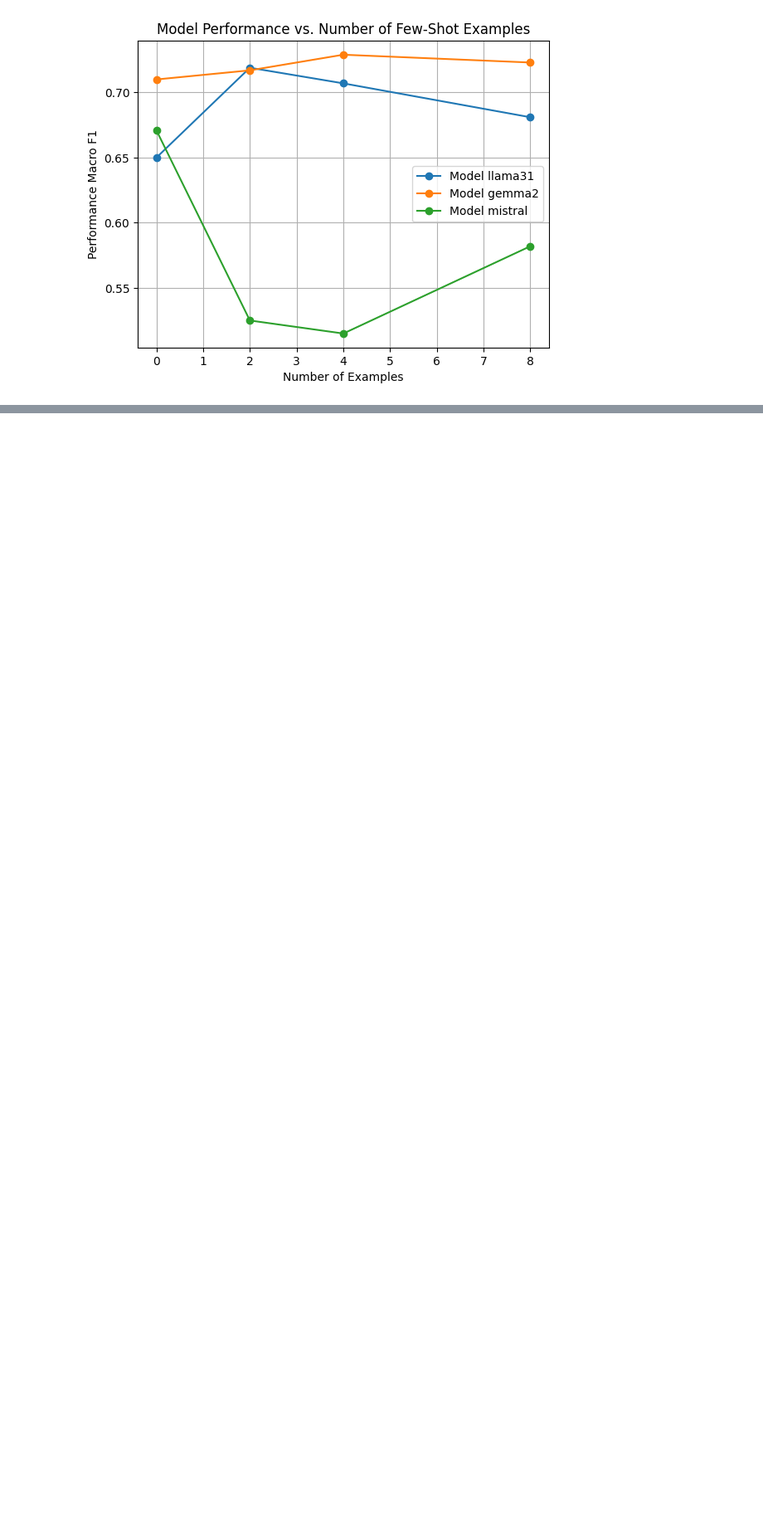
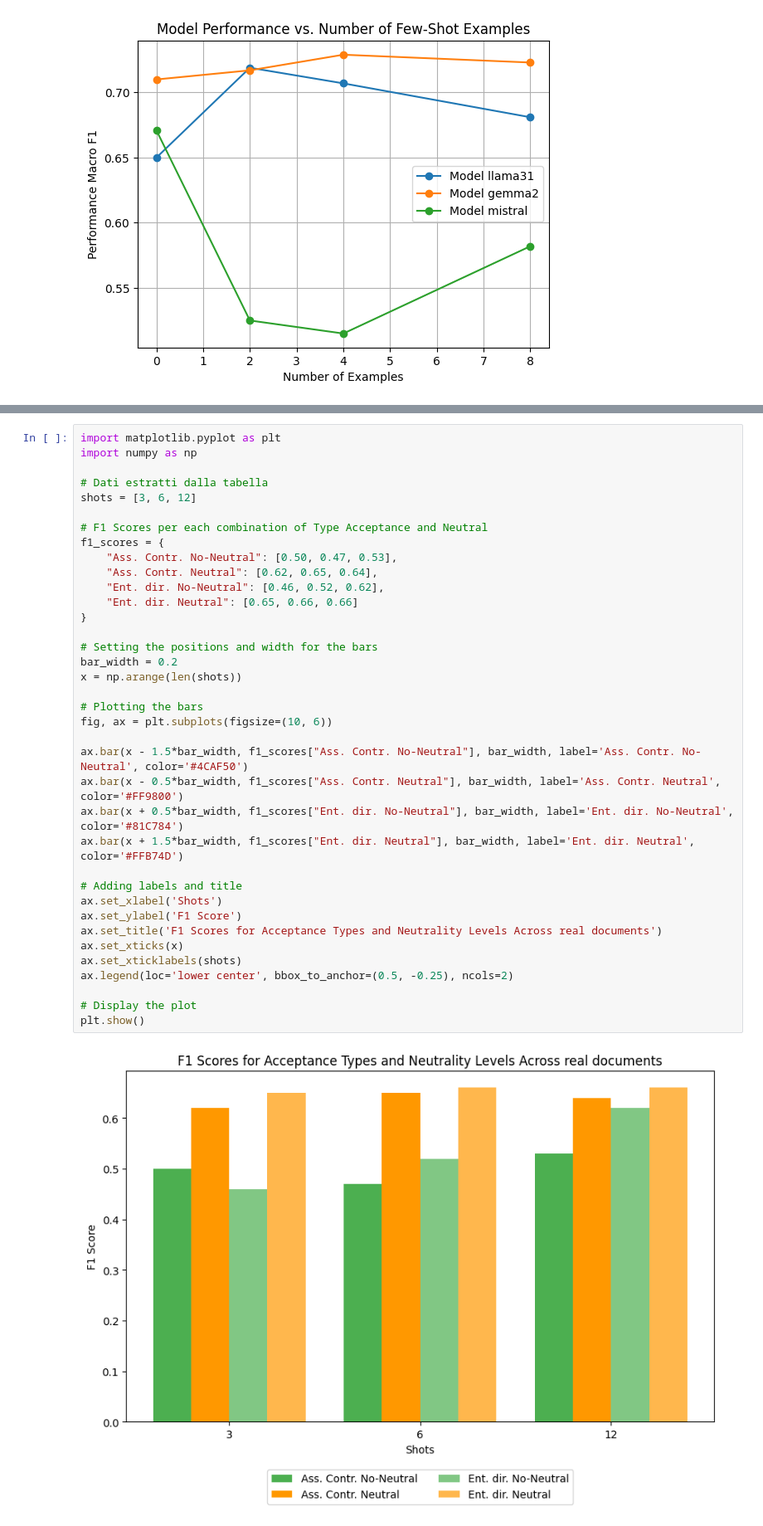
Before and after one commit to divadde/agentic_rag, a Jupyter notebook: hate_speech.ipynb, the cells around one changed output, grey strips where cells are left out. Shown at 83% size. Saved outputs shown, nothing was run; the diff lists cells and outputs as text; blank space fills up the shorter version.

```diff
--- a/hate_speech.ipynb
+++ b/hate_speech.ipynb
@@ -596,0 +599,39 @@ plt.show()
+# %%
+import matplotlib.pyplot as plt
+import numpy as np
+
+# Dati estratti dalla tabella
+shots = [3, 6, 12]
+
+# F1 Scores per each combination of Type Acceptance and Neutral
+f1_scores = {
+    "Ass. Contr. No-Neutral": [0.50, 0.47, 0.53],
+    "Ass. Contr. Neutral": [0.62, 0.65, 0.64],
+    "Ent. dir. No-Neutral": [0.46, 0.52, 0.62],
+    "Ent. dir. Neutral": [0.65, 0.66, 0.66]
+}
+
+# Setting the positions and width for the bars
+bar_width = 0.2
+x = np.arange(len(shots))
+
+# Plotting the bars
+fig, ax = plt.subplots(figsize=(10, 6))
+
+ax.bar(x - 1.5*bar_width, f1_scores["Ass. Contr. No-Neutral"], bar_width, label='Ass. Contr. No-Neutral', color='#4CAF50')
+ax.bar(x - 0.5*bar_width, f1_scores["Ass. Contr. Neutral"], bar_width, label='Ass. Contr. Neutral', color='#FF9800')
+ax.bar(x + 0.5*bar_width, f1_scores["Ent. dir. No-Neutral"], bar_width, label='Ent. dir. No-Neutral', color='#81C784')
+ax.bar(x + 1.5*bar_width, f1_scores["Ent. dir. Neutral"], bar_width, label='Ent. dir. Neutral', color='#FFB74D')
+
+# Adding labels and title
+ax.set_xlabel('Shots')
+ax.set_ylabel('F1 Score')
+ax.set_title('F1 Scores for Acceptance Types and Neutrality Levels Across real documents')
+ax.set_xticks(x)
+ax.set_xticklabels(shots)
+ax.legend(loc='lower center', bbox_to_anchor=(0.5, -0.25), ncols=2)
+
+# Display the plot
+plt.show()
+# %% [output]
+[figure, added]
```
Also changed, not shown: parts of 4 cells of this notebook, 1 other file.
